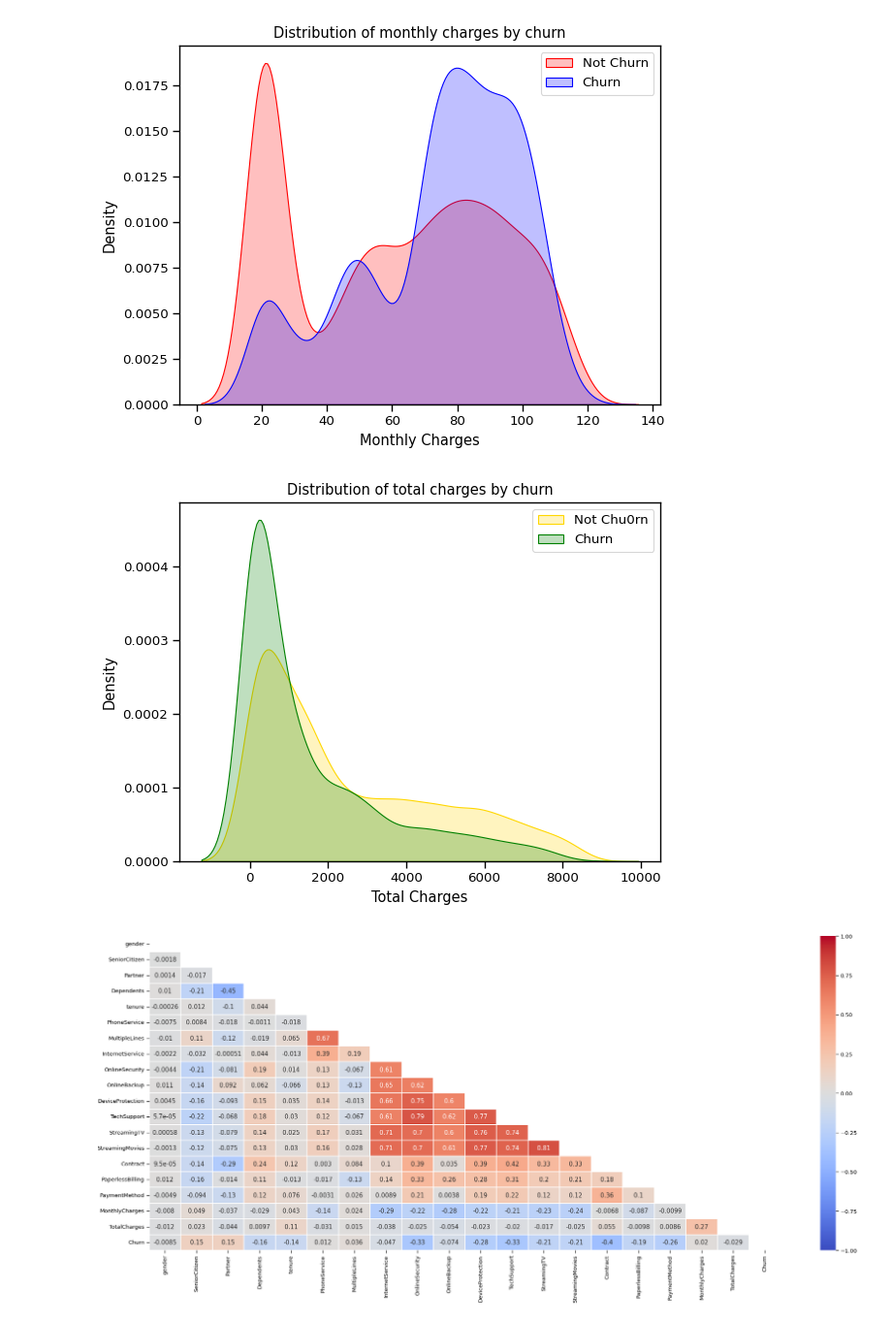
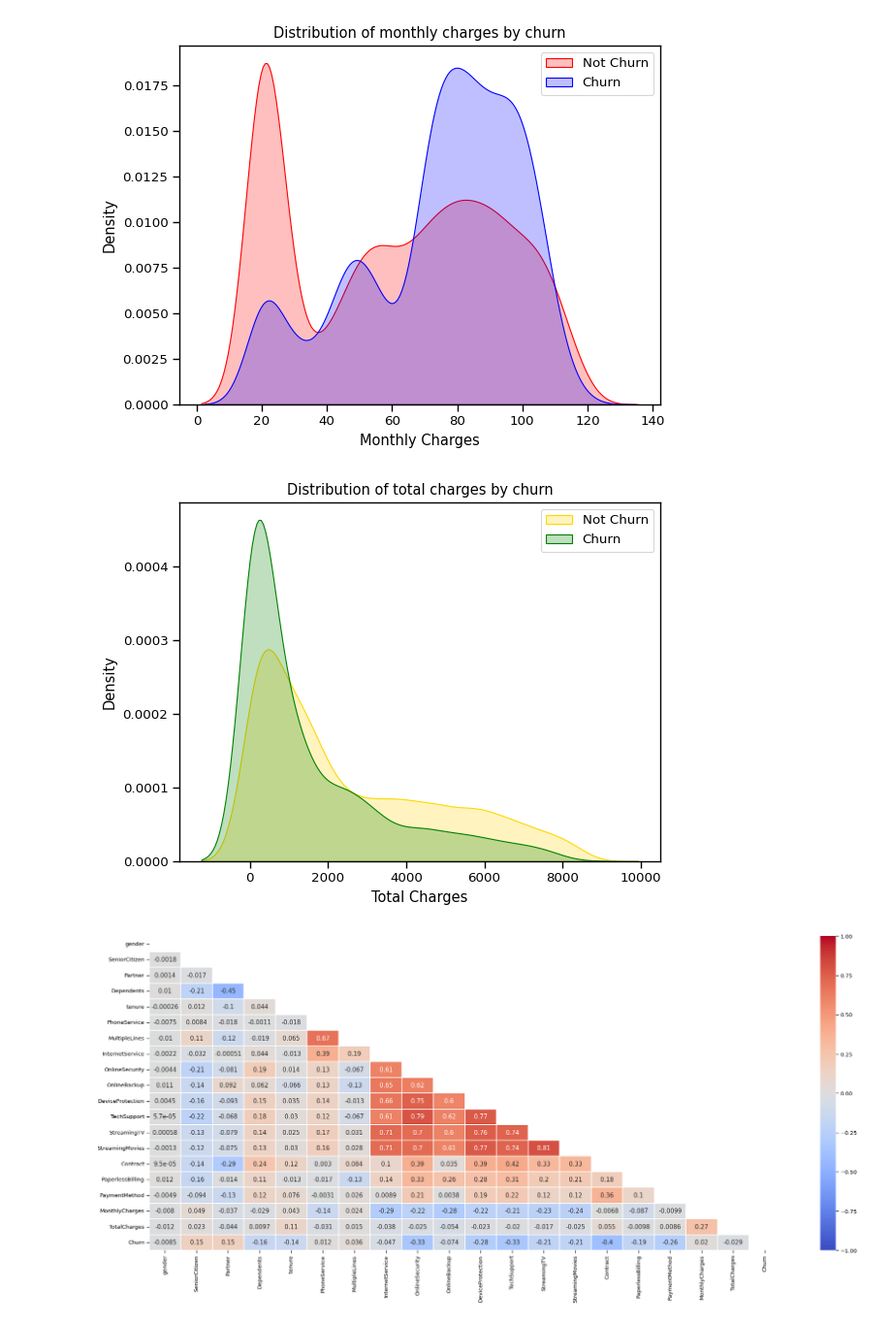
Before and after one commit to KudoroEsther/Customer_churn, a Jupyter notebook: notebooks/sample_copy.ipynb, the cells around one changed output. Shown at 97% size. Cells and saved outputs as stored; diff of their text form; code cells hidden in the pictures.

```diff
--- a/notebooks/sample_copy.ipynb
+++ b/notebooks/sample_copy.ipynb
@@ -444,14 +444,14 @@ ax.set_title('Distribution of monthly charges by churn');
 # %%
 ax = sns.kdeplot(df.TotalCharges[(df["Churn"] == 'No') ],
                 color="Gold", shade = True);
 ax = sns.kdeplot(df.TotalCharges[(df["Churn"] == 'Yes') ],
                 ax =ax, color="Green", shade= True);
-ax.legend(["Not Chu0rn","Churn"],loc='upper right');
+ax.legend(["Not Churn","Churn"],loc='upper right');
 ax.set_ylabel('Density');
 ax.set_xlabel('Total Charges');
 ax.set_title('Distribution of total charges by churn');
 # %% [output]
-[figure, old version]
+[figure, new version]
 # %%
 fig = px.box(df, x='Churn', y = 'tenure')
 
```
Also changed, not shown: parts of 2 cells of this notebook, 1 other file.
